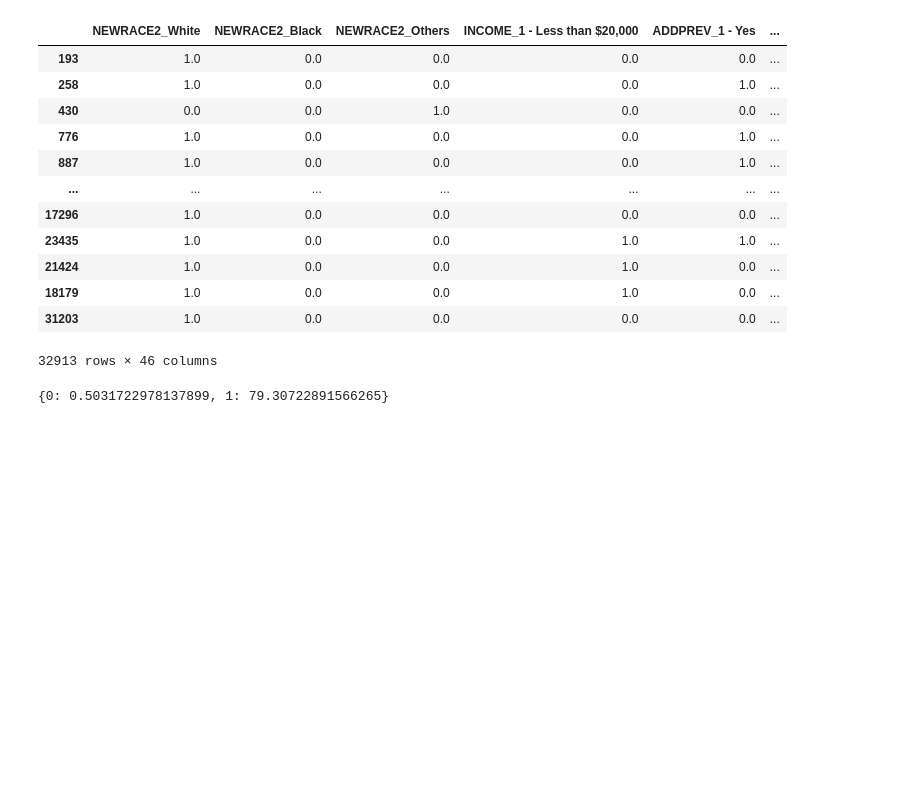
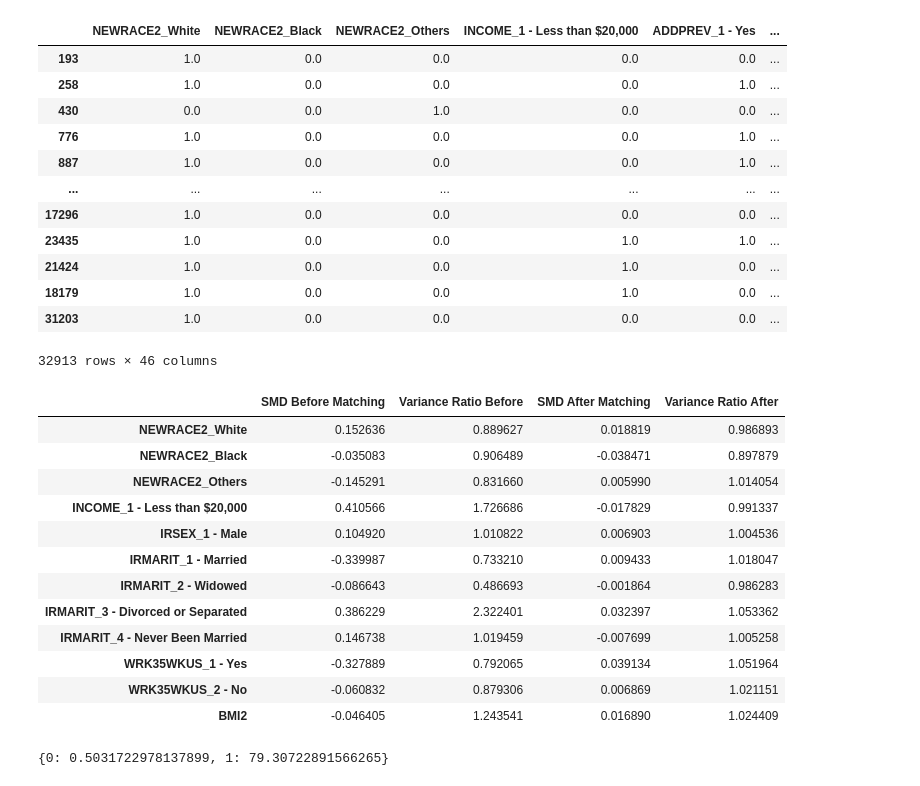
Before and after one commit to mohammadyaseliani/OUD-Prediction, a Jupyter notebook: SGD_Matching/SGD.ipynb, the cells around one changed output. Saved outputs shown, nothing was run; the diff lists cells and outputs as text; code cells hidden in the pictures; blank space fills up the shorter version.

```diff
--- a/SGD_Matching/SGD.ipynb
+++ b/SGD_Matching/SGD.ipynb
@@ -168,6 +210,64 @@ matched_data_full
 | 18179 | 1.0 | 0.0 | 0.0 | 1.0 | 0.0 | ... |
 | 31203 | 1.0 | 0.0 | 0.0 | 0.0 | 0.0 | ... |
 32913 rows × 46 columns
+# %%
+import pandas as pd
+import numpy as np
+
+def calculate_smd_and_variance_ratios(treated, control, feature):
+    mean_treated = treated[feature].mean()
+    mean_control = control[feature].mean()
+
+    variance_treated = treated[feature].var()
+    variance_control = control[feature].var()
+
+    pooled_std = np.sqrt((variance_treated + variance_control) / 2)
+
+    smd = (mean_treated - mean_control) / pooled_std
+
+    variance_ratio = variance_treated / variance_control
+
+    return smd, variance_ratio
+
+smds_before = {}
+smds_after = {}
+variance_ratios_before = {}
+variance_ratios_after = {}
+
+for feature in features:
+    smd, variance_ratio = calculate_smd_and_variance_ratios(treated, control, feature)
+    smds_before[feature] = smd
+    variance_ratios_before[feature] = variance_ratio
+
+for feature in features:
+    treated_matched = matched_data[matched_data['UDPYOPI_1 - Yes'] == 1]
+    control_matched = matched_data[matched_data['UDPYOPI_1 - Yes'] == 0]
+    smd, variance_ratio = calculate_smd_and_variance_ratios(treated_matched, control_matched, feature)
+    smds_after[feature] = smd
+    variance_ratios_after[feature] = variance_ratio
+
+smd_df = pd.DataFrame({
+    'SMD Before Matching': smds_before,
+    'Variance Ratio Before': variance_ratios_before,
+    'SMD After Matching': smds_after,
+    'Variance Ratio After': variance_ratios_after,
+})
+
+smd_df
+# %% [output]
+|  | SMD Before Matching | Variance Ratio Before | SMD After Matching | Variance Ratio After |
+| NEWRACE2_White | 0.152636 | 0.889627 | 0.018819 | 0.986893 |
+| NEWRACE2_Black | -0.035083 | 0.906489 | -0.038471 | 0.897879 |
+| NEWRACE2_Others | -0.145291 | 0.831660 | 0.005990 | 1.014054 |
+| INCOME_1 - Less than $20,000 | 0.410566 | 1.726686 | -0.017829 | 0.991337 |
+| IRSEX_1 - Male | 0.104920 | 1.010822 | 0.006903 | 1.004536 |
+| IRMARIT_1 - Married | -0.339987 | 0.733210 | 0.009433 | 1.018047 |
+| IRMARIT_2 - Widowed | -0.086643 | 0.486693 | -0.001864 | 0.986283 |
+| IRMARIT_3 - Divorced or Separated | 0.386229 | 2.322401 | 0.032397 | 1.053362 |
+| IRMARIT_4 - Never Been Married | 0.146738 | 1.019459 | -0.007699 | 1.005258 |
+| WRK35WKUS_1 - Yes | -0.327889 | 0.792065 | 0.039134 | 1.051964 |
+| WRK35WKUS_2 - No | -0.060832 | 0.879306 | 0.006869 | 1.021151 |
+| BMI2 | -0.046405 | 1.243541 | 0.016890 | 1.024409 |
 # %%
 d_pos=matched_data_full[matched_data_full['UDPYOPI_1 - Yes'].isin([1])]
 d_neg=matched_data_full[matched_data_full['UDPYOPI_1 - Yes'].isin([0])]
```
Also changed, not shown: parts of 2 cells of this notebook.
